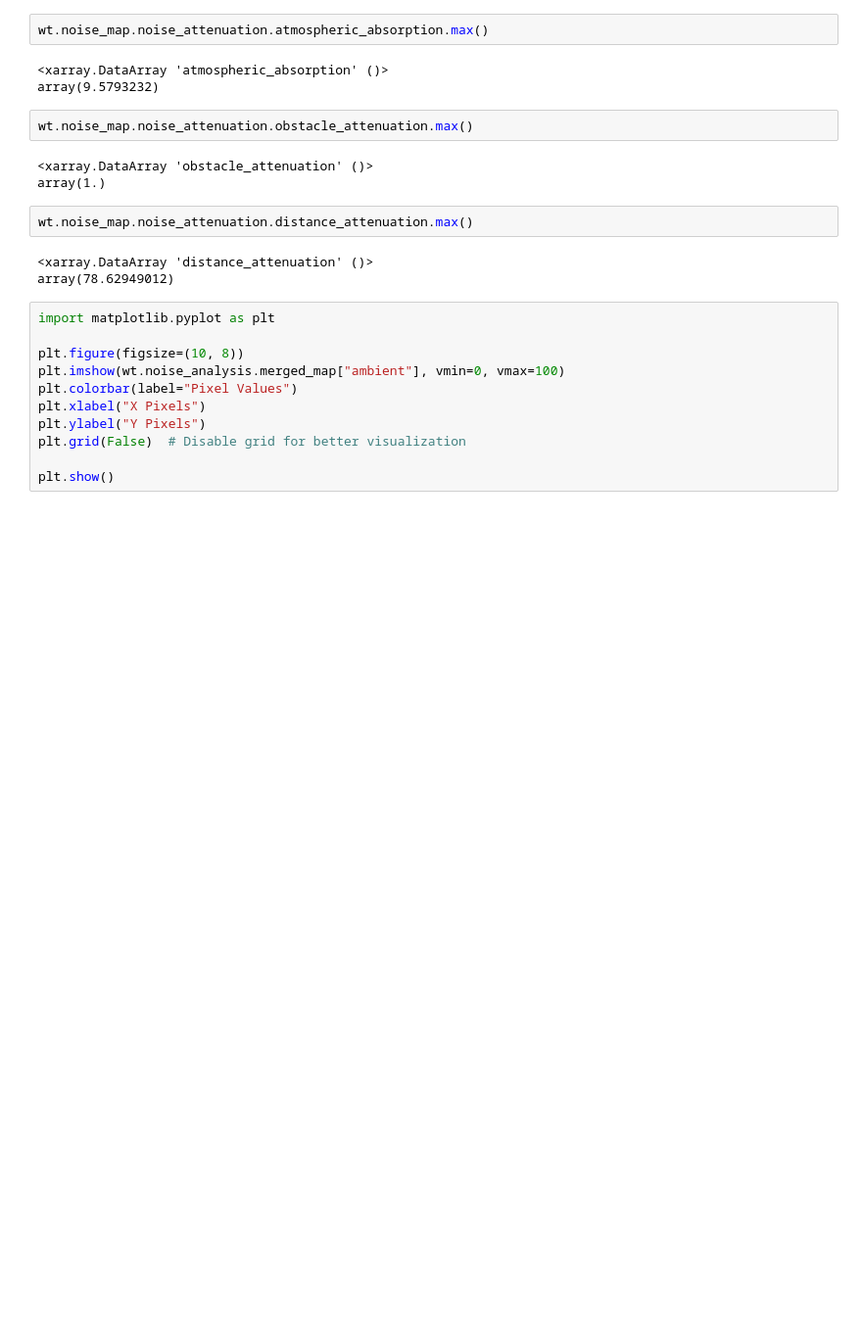
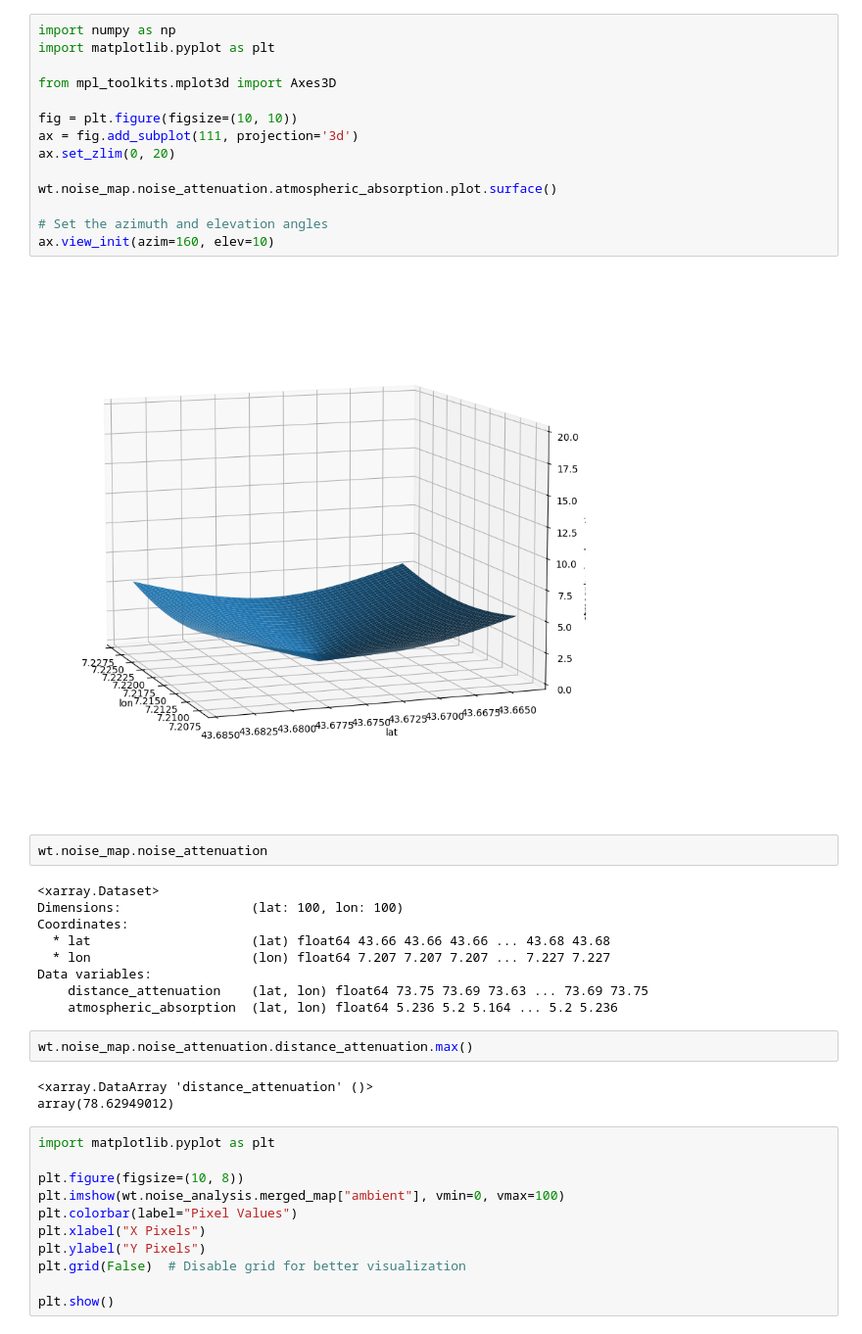
Before and after one commit to nmcdtu/windwhisper, a Jupyter notebook: dev/generate_noise_map.ipynb, the cells around one changed output. Shown at 98% size. Cells and saved outputs as stored; diff of their text form; blank space fills up the shorter version.

```diff
--- a/dev/generate_noise_map.ipynb
+++ b/dev/generate_noise_map.ipynb
@@ -91,13 +103,30 @@ wt.noise_map.noise_attenuation.atmospheric_absorption.plot.surface()
 # %%
-wt.noise_map.noise_attenuation.atmospheric_absorption.max()
+import numpy as np
+import matplotlib.pyplot as plt
+
+from mpl_toolkits.mplot3d import Axes3D
+
+fig = plt.figure(figsize=(10, 10))
+ax = fig.add_subplot(111, projection='3d')
+ax.set_zlim(0, 20)
+
+wt.noise_map.noise_attenuation.atmospheric_absorption.plot.surface()
+
+# Set the azimuth and elevation angles
+ax.view_init(azim=160, elev=10)
 # %% [output]
-<xarray.DataArray 'atmospheric_absorption' ()>
-array(9.5793232)
+[figure, added]
 # %%
-wt.noise_map.noise_attenuation.obstacle_attenuation.max()
+wt.noise_map.noise_attenuation
 # %% [output]
-<xarray.DataArray 'obstacle_attenuation' ()>
-array(1.)
+<xarray.Dataset>
+Dimensions:                 (lat: 100, lon: 100)
+Coordinates:
+  * lat                     (lat) float64 43.66 43.66 43.66 ... 43.68 43.68
+  * lon                     (lon) float64 7.207 7.207 7.207 ... 7.227 7.227
+Data variables:
+    distance_attenuation    (lat, lon) float64 73.75 73.69 73.63 ... 73.69 73.75
+    atmospheric_absorption  (lat, lon) float64 5.236 5.2 5.164 ... 5.2 5.236
 # %%
 wt.noise_map.noise_attenuation.distance_attenuation.max()
 # %% [output]
```
Also changed, not shown: parts of 7 cells of this notebook, 7 other files.
